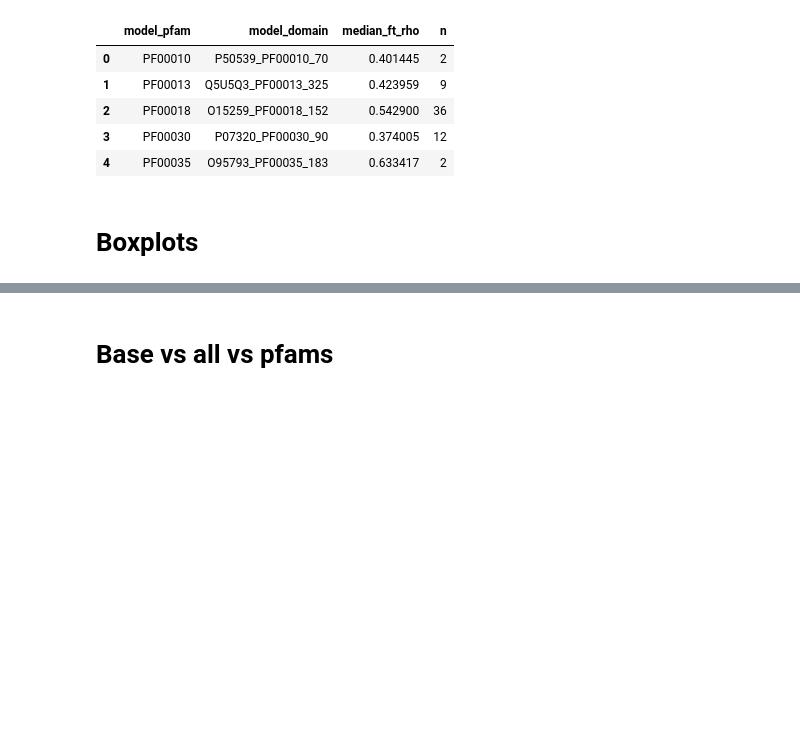
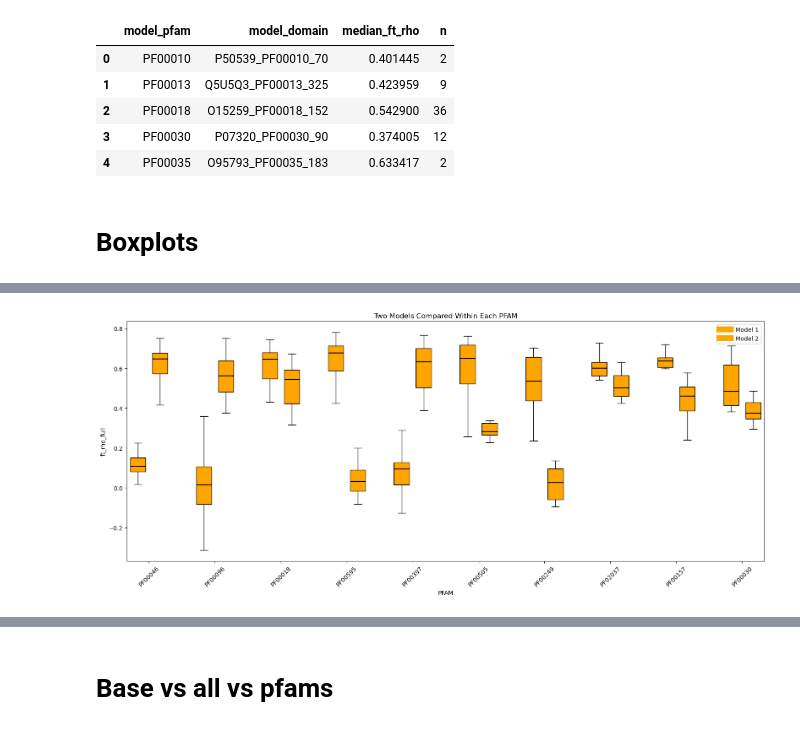
Before and after one commit to Hutch-Johnson/Protein-Language-Models, a Jupyter notebook: ESM2_PFAM_boxplots.ipynb, the cells around one changed output, grey strips where cells are left out. Drawn from its saved outputs; the diff is of its cells as text; code cells hidden in the pictures; blank space fills up the shorter version.

```diff
--- a/ESM2_PFAM_boxplots.ipynb
+++ b/ESM2_PFAM_boxplots.ipynb
@@ -56,7 +56,7 @@ df_valid.head()
 | 18 | PF00010 | Q15365_PF00013_278 | Q15365 | False | 1360 | 0.370119 | 2.091066e-45 | 0.711415 | 2.862550e-210 | ... |
 | 20 | PF00010 | Q9UJ78_PF06467_334 | Q9UJ78 | False | 678 | 0.186368 | 1.025662e-06 | 0.517991 | 8.172506e-48 | ... |
 # %%
-df_doms = pd.read_csv("/Users/johnhutchens/Desktop/Practicum/Data/allvsall_results.csv")
+df_doms = pd.read_csv("/Users/johnhutchens/Desktop/Practicum/Data/ESM2_ft_all_doms_sp.csv.gz")
 # df_doms.to_csv("/Users/johnhutchens/Desktop/Practicum/Data/ESM2_ft_all_doms_sp.csv.gz", index=False, compression='gzip')
 # %%
 df_doms.head()
@@ -104,5 +104,10 @@ worst_per_pfam.head()
 | 2 | PF00018 | O15259_PF00018_152 | 0.542900 | 36 |
 | 3 | PF00030 | P07320_PF00030_90 | 0.374005 | 12 |
 | 4 | PF00035 | O95793_PF00035_183 | 0.633417 | 2 |
+# %%
+best_per_pfam_list = list(best_per_pfam['model_domain'])
+worst_per_pfam_list = list(worst_per_pfam['model_domain'])
 # %% [markdown]
 # Boxplots
+# %%
+df_best_worst = df_same[df_same['model_domain'].isin(best_per_pfam_list + worst_per_pfam_list)]
@@ -108,0 +130,81 @@ worst_per_pfam.head()
+# %%
+pfams = (
+    df_best_worst["target_pfam"]
+    .value_counts()
+    .head(10)
+    .index
+)
+
+fig, ax = plt.subplots(figsize=(16, 7))
+
+positions = []
+data = []
+colors = []
+
+group_centers = []
+group_labels = []
+
+x = 0
+
+medianprops = dict(color='black', linewidth=1.5)
+
+for pfam in pfams:
+
+    sub = df_best_worst[df_best_worst["target_pfam"] == pfam]
+
+    models = sub["model_domain"].unique()
+
+    pfam_positions = []
+
+    for i, model in enumerate(models):
+
+        vals = sub.loc[
+            sub["model_domain"] == model,
+            "ft_rho_full"
+        ].dropna()
+
+        pos = x + i
+
+        data.append(vals)
+        positions.append(pos)
+        pfam_positions.append(pos)
+
+        colors.append(["orange", "orange"][i % 2])
+
+    # center label between the two boxes
+    group_centers.append(np.mean(pfam_positions))
+    group_labels.append(pfam)
+
+    x += 3  # gap between PFAM groups
+
+# boxplots
+bp = ax.boxplot(
+    data,
+    positions=positions,
+    widths=0.7,
+    patch_artist=True,
+    showfliers=False,
+    medianprops=medianprops
+)
+
+# colors
+for patch, color in zip(bp["boxes"], colors):
+    patch.set_facecolor(color)
+
+# x-axis now labeled by PFAM
+ax.set_xticks(group_centers)
+ax.set_xticklabels(group_labels, rotation=45)
+
+ax.set_ylabel("ft_rho_full")
+ax.set_xlabel("PFAM")
+ax.set_title("Two Models Compared Within Each PFAM")
+
+# legend
+ax.plot([], [], color="orange", linewidth=10, label="Model 1")
+ax.plot([], [], color="orange", linewidth=10, label="Model 2")
+ax.legend()
+
+plt.tight_layout()
+plt.show()
+# %% [output]
+[figure, added]
```
Also changed, not shown: parts of 4 cells of this notebook.
